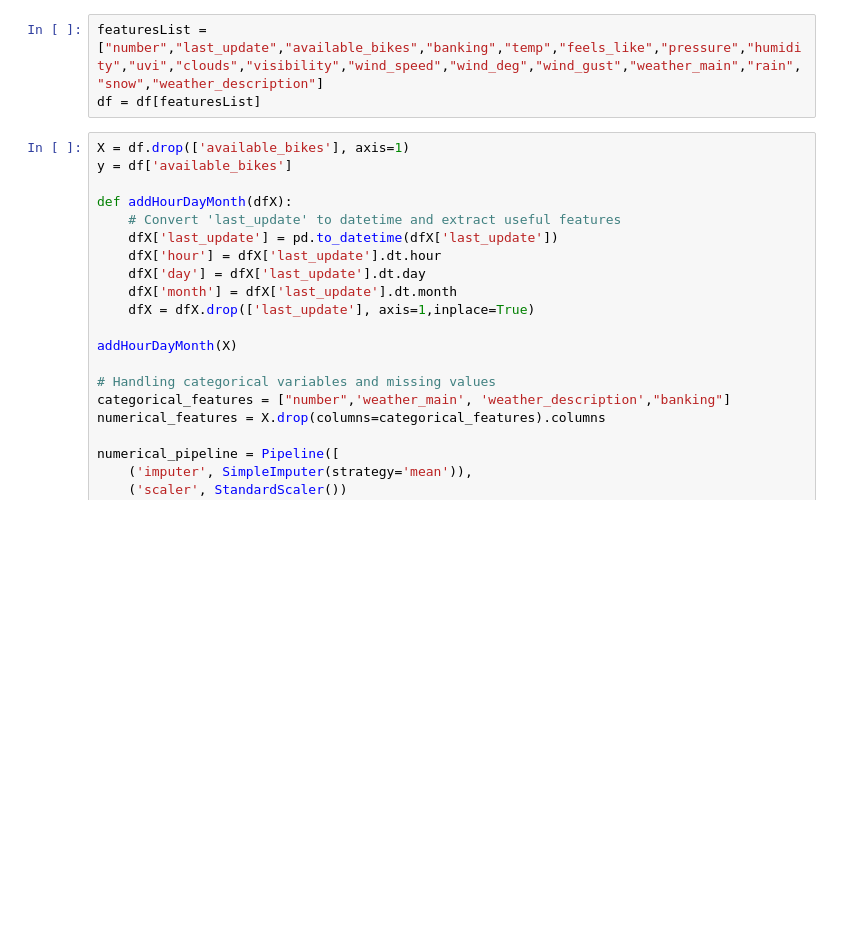
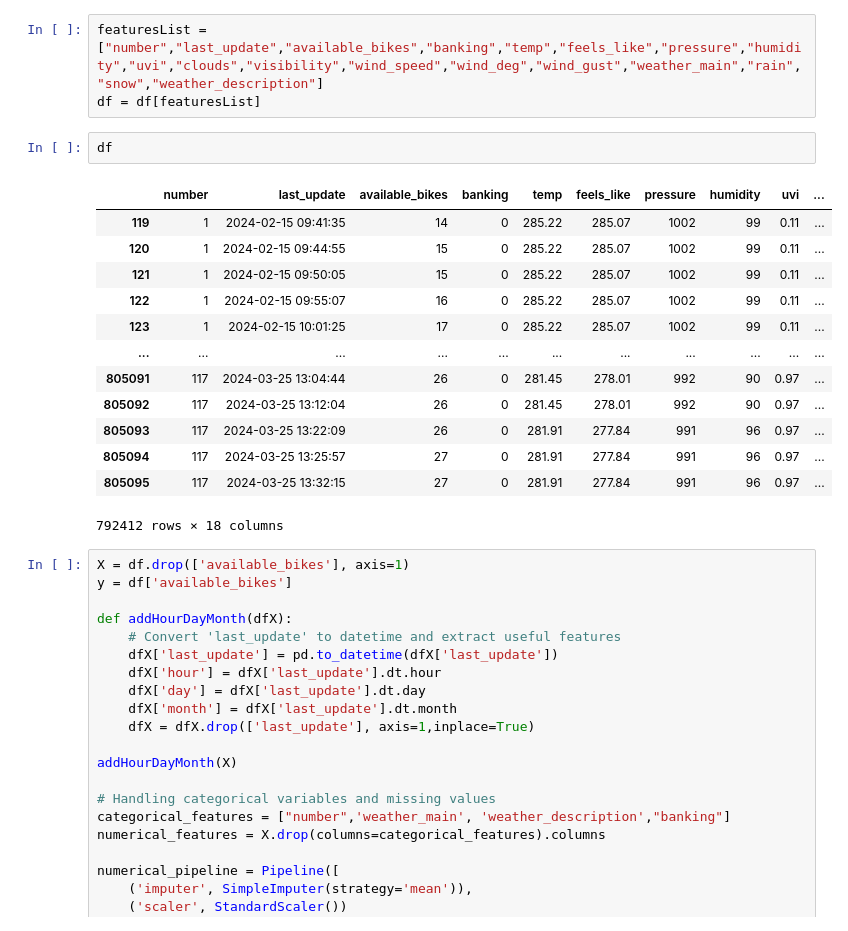
Before and after one commit to YE-Qingtian/YourBike, a Jupyter notebook: ML/ML.ipynb, the cells around one changed output. Saved outputs shown, nothing was run; the diff lists cells and outputs as text; blank space fills up the shorter version.

```diff
--- a/ML/ML.ipynb
+++ b/ML/ML.ipynb
@@ -20,6 +20,22 @@ df = df_raw.loc[df_raw["last_update"] > pd.to_datetime("2024-02-15 09:40:00")]
 # %%
 featuresList = ["number","last_update","available_bikes","banking","temp","feels_like","pressure","humidity","uvi","clouds","visibility","wind_speed","wind_deg","wind_gust","weather_main","rain","snow","weather_description"]
 df = df[featuresList]
+# %%
+df
+# %% [output]
+|  | number | last_update | available_bikes | banking | temp | feels_like | pressure | humidity | uvi | ... |
+| 119 | 1 | 2024-02-15 09:41:35 | 14 | 0 | 285.22 | 285.07 | 1002 | 99 | 0.11 | ... |
+| 120 | 1 | 2024-02-15 09:44:55 | 15 | 0 | 285.22 | 285.07 | 1002 | 99 | 0.11 | ... |
+| 121 | 1 | 2024-02-15 09:50:05 | 15 | 0 | 285.22 | 285.07 | 1002 | 99 | 0.11 | ... |
+| 122 | 1 | 2024-02-15 09:55:07 | 16 | 0 | 285.22 | 285.07 | 1002 | 99 | 0.11 | ... |
+| 123 | 1 | 2024-02-15 10:01:25 | 17 | 0 | 285.22 | 285.07 | 1002 | 99 | 0.11 | ... |
+| ... | ... | ... | ... | ... | ... | ... | ... | ... | ... | ... |
+| 805091 | 117 | 2024-03-25 13:04:44 | 26 | 0 | 281.45 | 278.01 | 992 | 90 | 0.97 | ... |
+| 805092 | 117 | 2024-03-25 13:12:04 | 26 | 0 | 281.45 | 278.01 | 992 | 90 | 0.97 | ... |
+| 805093 | 117 | 2024-03-25 13:22:09 | 26 | 0 | 281.91 | 277.84 | 991 | 96 | 0.97 | ... |
+| 805094 | 117 | 2024-03-25 13:25:57 | 27 | 0 | 281.91 | 277.84 | 991 | 96 | 0.97 | ... |
+| 805095 | 117 | 2024-03-25 13:32:15 | 27 | 0 | 281.91 | 277.84 | 991 | 96 | 0.97 | ... |
+792412 rows × 18 columns
 # %%
 X = df.drop(['available_bikes'], axis=1)
 y = df['available_bikes']
```
Also changed, not shown: 1 other file.
